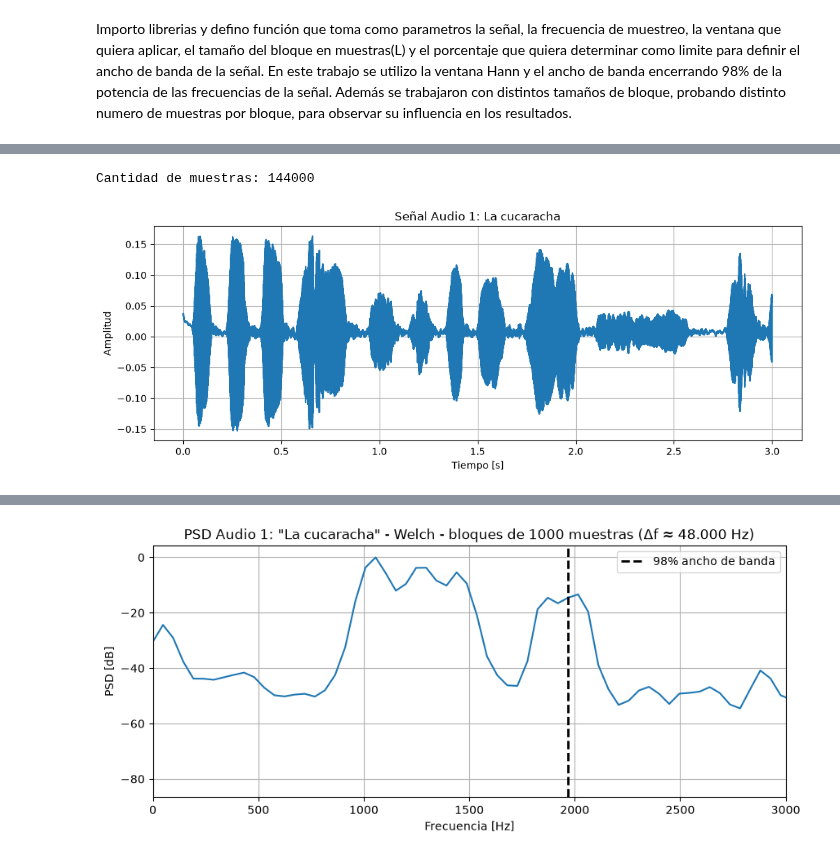
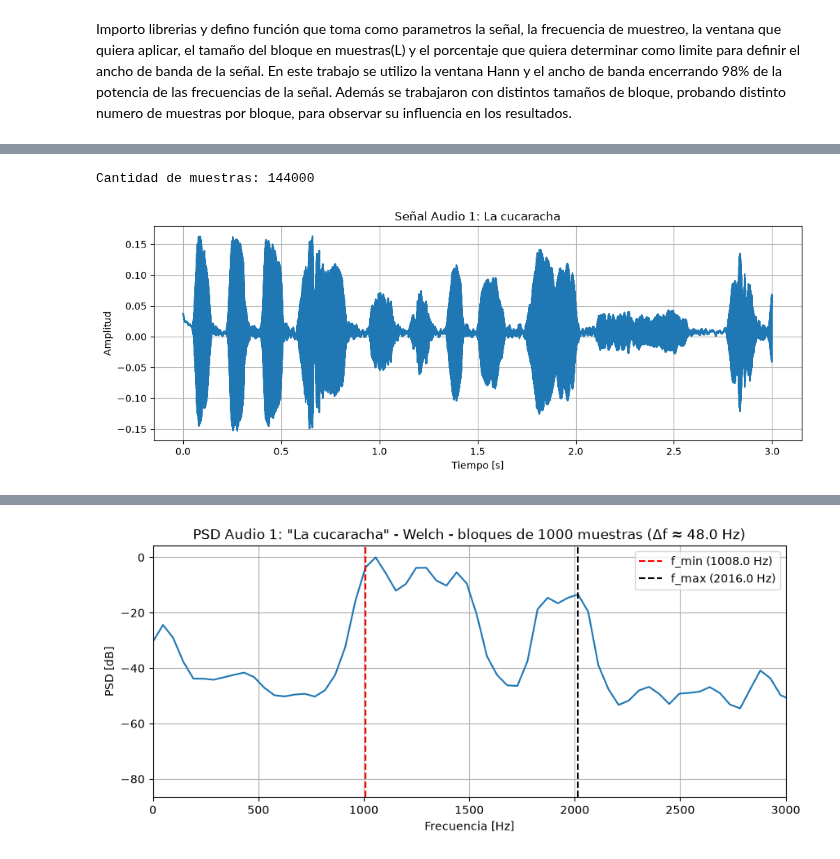
Before and after one commit to GConstenlaP/AyPS, a Jupyter notebook: TS5/TS5.ipynb, the cells around one changed output, grey strips where cells are left out. Drawn from its saved outputs; the diff is of its cells as text; code cells hidden in the pictures.

```diff
--- a/TS5/TS5.ipynb
+++ b/TS5/TS5.ipynb
@@ -93,6 +121,14 @@ t_ecg = np.arange(len(ecg_one_lead)) / fs_ecg
 # con nperseg mas chico tengo mas bloques, entonces tengo menos varianza pero menor resulcion espectral.
 
 
+plt.figure()
+plt.title('Señal 1: Electrocardiograma')
+plt.grid()
+plt.plot(t_ecg, ecg_one_lead)
+plt.xlabel('Tiempo [s]')
+plt.ylabel('Amplitud')
+plt.show()
+
 # Grafico para bloques de 1000, 2000, etc muestras
 nperseg_values = [1000,2000,8000]
 
@@ -102,6 +138,13 @@ for nperseg in nperseg_values:
 # UTLIZIZO VENTANA HANN
     f_ecg, Pxx_ecg, bw_ecg = calcular_psd_y_bw(ecg_one_lead, fs_ecg, ventana = 'hann', nperseg = nperseg, porcentaje = 0.98)
     print(f'Ancho de banda de 98% potencia de ECG con bloques de {nperseg} muestras : {bw_ecg:.3f} Hz')
+
+
+    L = nperseg
+    var_teorica = (9 * L / (16 * len(ecg_one_lead))) * (np.mean(Pxx_ecg)**2)
+    print(f'Varianza teórica estimada del estimador: {var_teorica:.5f}\n')
+
+
     Pxx_norm = Pxx_ecg / np.max(Pxx_ecg) # PSD en dB
     Pxx_db = 10 * np.log10(Pxx_norm)
     plt.figure(figsize=(10, 4))
@@ -188,6 +251,57 @@ Ancho de banda de 98% potencia de ECG con bloques de 3200 muestras : 4.375 Hz
 #### Audio 1: "La cucaracha"
 # %%
 # %% ##################################### Lectura audios#####################################
+
+def calcular_psd_y_bw(x, fs, ventana, nperseg, porcentaje):
+
+    f, Pxx = signal.welch(
+        x,
+        fs=fs,
+        window=ventana,
+        nperseg=nperseg,
+        noverlap=nperseg // 2,
+        nfft=None,
+        detrend='constant',
+        return_onesided=True,
+        scaling='density',
+        axis=-1,
+        average='mean'
+    )
+
+    df = f[1] - f[0]
+
+    # Cálculo de la potencia acumulada
+    potencia_acum = np.cumsum(Pxx) * df
+    potencia_total = potencia_acum[-1]
+
+    # Porcentaje de potencia que queda fuera del intervalo
+    porcentaje_fuera = 1 - porcentaje
+
+    # Se distribuye el porcentaje fuera del intervalo
+    # en partes iguales entre las frecuencias mínima y máxima
+    porcentaje_min = porcentaje_fuera / 2
+    porcentaje_max = 1 - porcentaje_fuera / 2
+
+    # Frecuencia mínima que delimita el intervalo de potencia
+    indice_min = np.where(
+        potencia_acum >= porcentaje_min * potencia_total
+    )[0][0]
+
+    f_min = f[indice_min]
+
+    # Frecuencia máxima que delimita el intervalo de potencia
+    indice_max = np.where(
+        potencia_acum >= porcentaje_max * potencia_total
+    )[0][0]
+
+    f_max = f[indice_max]
+
+    # Ancho del intervalo de frecuencias que contiene
+    # el porcentaje de potencia especificado
+    bw = f_max - f_min
+
+    return f, Pxx, f_min, f_max, bw
+# %%
 
 fs_audio, audio1 = sio.wavfile.read('la cucaracha.wav')
 fs_audio, audio2  = sio.wavfile.read('prueba psd.wav')
@@ -213,23 +327,22 @@ plt.show()
 nperseg_values_audio1 = [1000, 24000, 48000]
 
 for nperseg_audio1 in nperseg_values_audio1:
-# UTLIZIZO VENTANA HANN
-    f_audio1, Pxx_audio1, bw_audio1 = calcular_psd_y_bw(audio1, fs_audio, ventana = 'hann', nperseg =  nperseg_audio1 , porcentaje = 0.98)
-    print(f'Ancho de banda de 98% potencia con bloques de {nperseg_audio1} muestras : {bw_audio1:.3f} Hz')
+    f_audio1, Pxx_audio1, f_min_1, f_max_1, bw_audio1 = calcular_psd_y_bw(
+        audio1, fs_audio, ventana='hann', nperseg=nperseg_audio1, porcentaje=0.98
+    )
+    print(f'Audio 1 - nperseg={nperseg_audio1}: BW98 = {bw_audio1:} Hz (Desde {f_min_1:} Hz hasta {f_max_1:} Hz)')
 
-    Pxx__audio1_norm = Pxx_audio1 / np.max(Pxx_audio1)
-    # PSD en dB
-    Pxx_audio1_db = 10 * np.log10(Pxx__audio1_norm)
-
+    Pxx_audio1_norm = Pxx_audio1 / np.max(Pxx_audio1)
+    Pxx_audio1_db = 10 * np.log10(Pxx_audio1_norm)
 
     plt.figure(figsize=(10, 4))
     plt.plot(f_audio1, Pxx_audio1_db)
     plt.xlim(0, 3000)
-    # plt.xticks(np.arange(0, 35, 1), rotation=90)
     plt.xlabel('Frecuencia [Hz]')
-    plt.axvline(bw_audio1, color='black', linestyle='dashed', linewidth=2, label='98% ancho de banda')
     plt.ylabel('PSD [dB]')
-    plt.title(f'PSD Audio 1: "La cucaracha" - Welch - bloques de {nperseg_audio1} muestras (Δf ≈ {fs_audio/nperseg_audio1:.3f} Hz)')
+    plt.axvline(f_min_1, color='red', linestyle='dashed', linewidth=1.5, label=f'f_min ({f_min_1} Hz)')
+    plt.axvline(f_max_1, color='black', linestyle='dashed', linewidth=1.5, label=f'f_max ({f_max_1} Hz)')
+    plt.title(f'PSD Audio 1: "La cucaracha" - Welch - bloques de {nperseg_audio1} muestras (Δf ≈ {fs_audio/nperseg_audio1} Hz)')
     plt.grid()
     plt.legend(loc='upper right')
     plt.show()
@@ -240 +353 @@ Ancho de banda de 98% potencia con bloques de 1000 muestras : 1968.000 Hz
-[figure, old version]
+[figure, new version]
```
Also changed, not shown: parts of 18 cells of this notebook, 1 other file.
